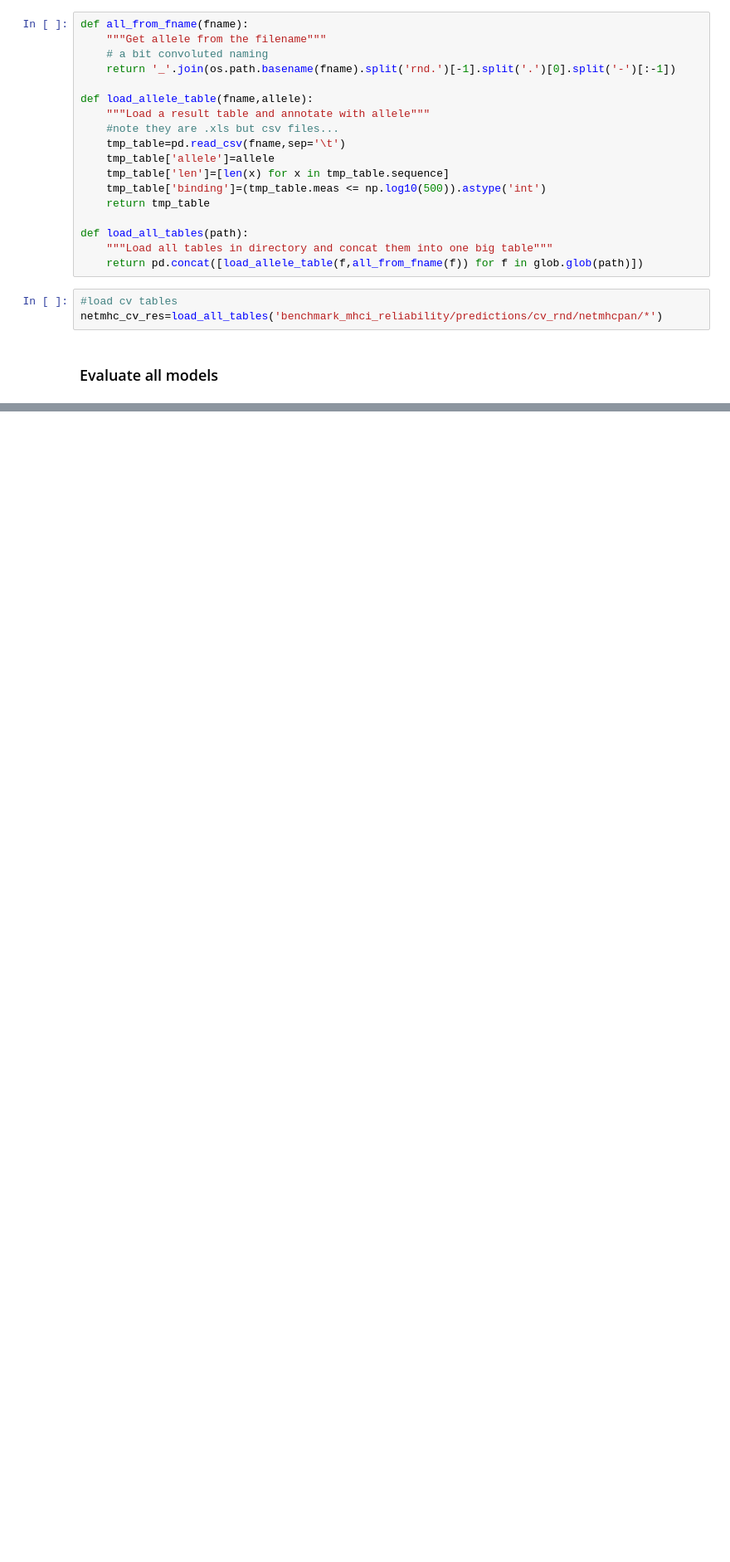
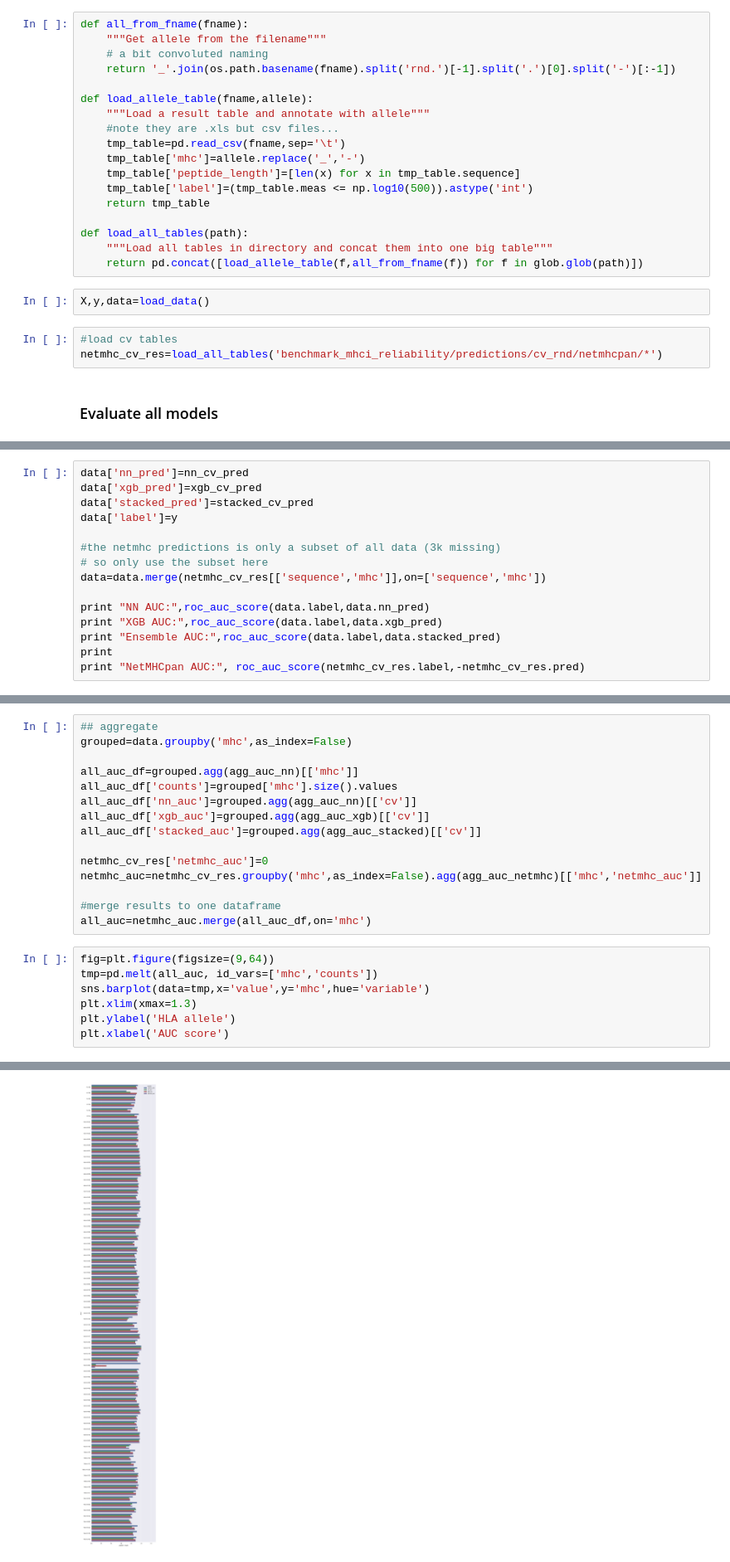
Before and after one commit to riblidezso/mhcboost, a Jupyter notebook: boosted_trees_vs_neural_network_vs_ensemble.ipynb, the cells around one changed output, grey strips where cells are left out. Shown: that part at 83% size. Saved outputs shown, nothing was run; the diff lists cells and outputs as text; blank space fills up the shorter version.

```diff
--- a/boosted_trees_vs_neural_network_vs_ensemble.ipynb
+++ b/boosted_trees_vs_neural_network_vs_ensemble.ipynb
@@ -349,14 +414,16 @@ def load_allele_table(fname,allele):
     """Load a result table and annotate with allele"""
     #note they are .xls but csv files...
     tmp_table=pd.read_csv(fname,sep='\t')
-    tmp_table['allele']=allele
-    tmp_table['len']=[len(x) for x in tmp_table.sequence]
-    tmp_table['binding']=(tmp_table.meas <= np.log10(500)).astype('int')
+    tmp_table['mhc']=allele.replace('_','-')
+    tmp_table['peptide_length']=[len(x) for x in tmp_table.sequence]
+    tmp_table['label']=(tmp_table.meas <= np.log10(500)).astype('int')
     return tmp_table
 
 def load_all_tables(path):
     """Load all tables in directory and concat them into one big table"""
     return pd.concat([load_allele_table(f,all_from_fname(f)) for f in glob.glob(path)])
+# %%
+X,y,data=load_data()
 # %%
 #load cv tables
 netmhc_cv_res=load_all_tables('benchmark_mhci_reliability/predictions/cv_rnd/netmhcpan/*')
@@ -369,0 +432,15 @@ print "NetMHCpan AUC:", roc_auc_score(netmhc_cv_res.binding,-netmhc_cv_res.pred)
+# %%
+data['nn_pred']=nn_cv_pred
+data['xgb_pred']=xgb_cv_pred
+data['stacked_pred']=stacked_cv_pred
+data['label']=y
+
+#the netmhc predictions is only a subset of all data (3k missing)
+# so only use the subset here
+data=data.merge(netmhc_cv_res[['sequence','mhc']],on=['sequence','mhc'])
+
+print "NN AUC:",roc_auc_score(data.label,data.nn_pred)
+print "XGB AUC:",roc_auc_score(data.label,data.xgb_pred)
+print "Ensemble AUC:",roc_auc_score(data.label,data.stacked_pred)
+print
+print "NetMHCpan AUC:", roc_auc_score(netmhc_cv_res.label,-netmhc_cv_res.pred)
@@ -369,0 +489,23 @@ print "NetMHCpan AUC:", roc_auc_score(netmhc_cv_res.binding,-netmhc_cv_res.pred)
+# %%
+## aggregate
+grouped=data.groupby('mhc',as_index=False)
+
+all_auc_df=grouped.agg(agg_auc_nn)[['mhc']]
+all_auc_df['counts']=grouped['mhc'].size().values
+all_auc_df['nn_auc']=grouped.agg(agg_auc_nn)[['cv']]
+all_auc_df['xgb_auc']=grouped.agg(agg_auc_xgb)[['cv']]
+all_auc_df['stacked_auc']=grouped.agg(agg_auc_stacked)[['cv']]
+
+netmhc_cv_res['netmhc_auc']=0
+netmhc_auc=netmhc_cv_res.groupby('mhc',as_index=False).agg(agg_auc_netmhc)[['mhc','netmhc_auc']]
+
+#merge results to one dataframe
+all_auc=netmhc_auc.merge(all_auc_df,on='mhc')
+# %%
+fig=plt.figure(figsize=(9,64))
+tmp=pd.melt(all_auc, id_vars=['mhc','counts'])
+sns.barplot(data=tmp,x='value',y='mhc',hue='variable')
+plt.xlim(xmax=1.3)
+plt.ylabel('HLA allele')
+plt.xlabel('AUC score')
+# %% [output]
@@ -369,0 +513 @@ print "NetMHCpan AUC:", roc_auc_score(netmhc_cv_res.binding,-netmhc_cv_res.pred)
+[figure, added]
```
Also changed, not shown: parts of 17 cells of this notebook.
